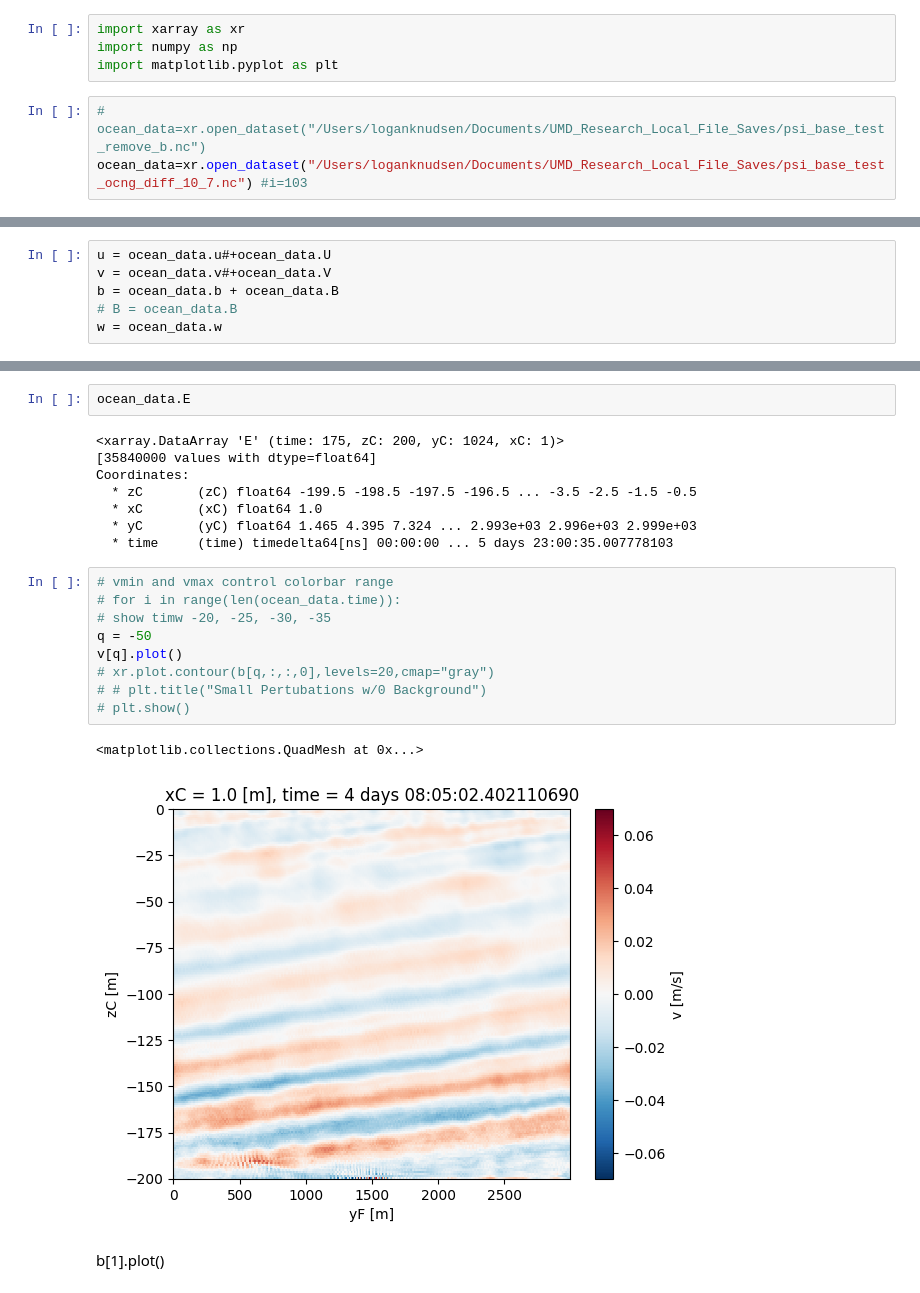
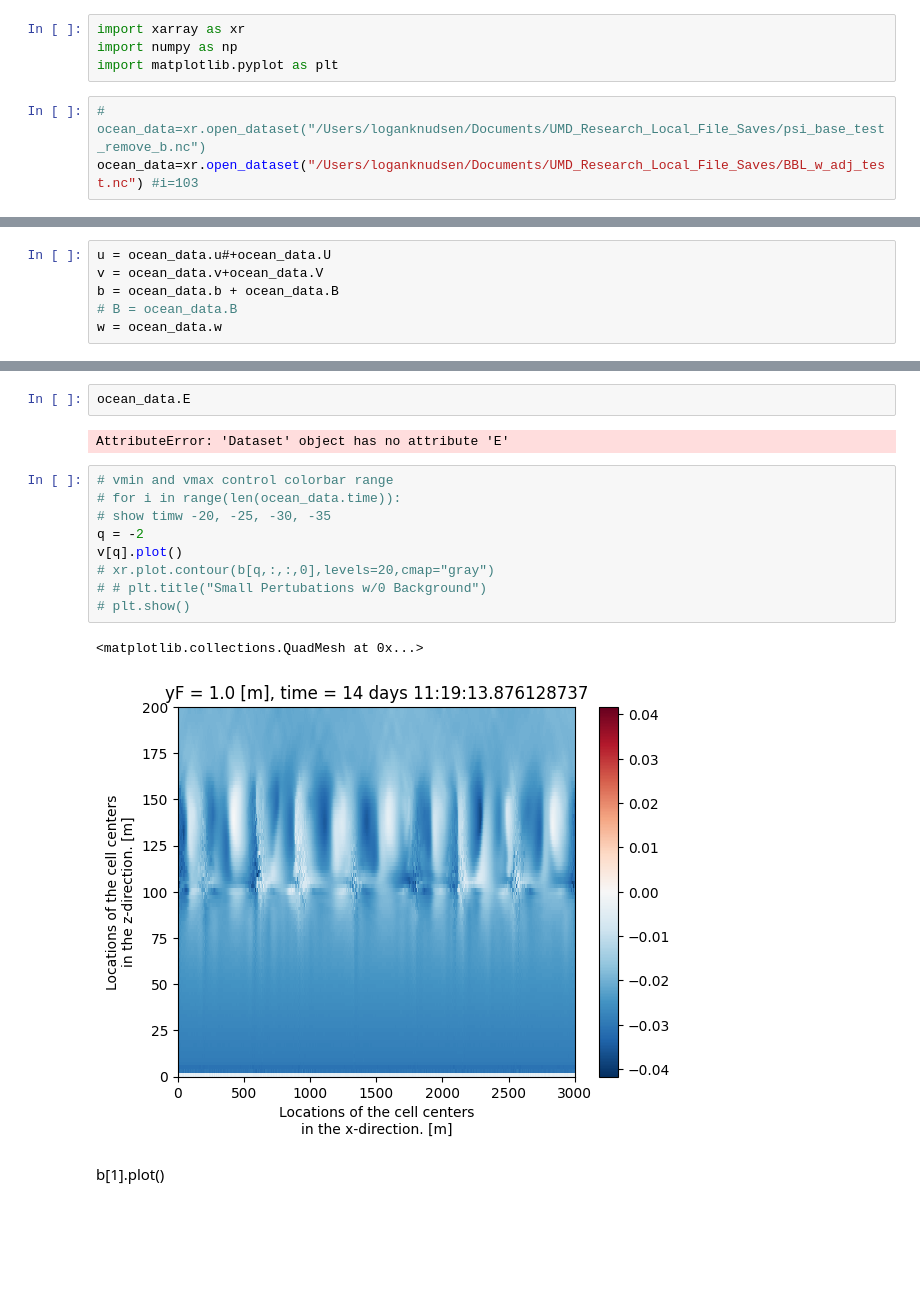
Before and after one commit to loganpknudsen/BottomBoundaryLayer, a Jupyter notebook: Result_Calculations/v_velocity_visualization.ipynb, the cells around one changed output, grey strips where cells are left out. Drawn from its saved outputs; the diff is of its cells as text; blank space fills up the shorter version.

```diff
--- a/Result_Calculations/v_velocity_visualization.ipynb
+++ b/Result_Calculations/v_velocity_visualization.ipynb
@@ -4,4 +4,4 @@ import numpy as np
 import matplotlib.pyplot as plt
 # %%
 # ocean_data=xr.open_dataset("/Users/loganknudsen/Documents/UMD_Research_Local_File_Saves/psi_base_test_remove_b.nc")
-ocean_data=xr.open_dataset("/Users/loganknudsen/Documents/UMD_Research_Local_File_Saves/psi_base_test_ocng_diff_10_7.nc") #i=103
+ocean_data=xr.open_dataset("/Users/loganknudsen/Documents/UMD_Research_Local_File_Saves/BBL_w_adj_test.nc") #i=103
@@ -8,6 +28,6 @@ ocean_data=xr.open_dataset("/Users/loganknudsen/Documents/UMD_Research_Local_Fil
 # %%
 u = ocean_data.u#+ocean_data.U
-v = ocean_data.v#+ocean_data.V
+v = ocean_data.v+ocean_data.V
 b = ocean_data.b + ocean_data.B
 # B = ocean_data.B
 w = ocean_data.w
@@ -22,24 +42,18 @@ Coordinates:
 # %%
 ocean_data.E
 # %% [output]
-<xarray.DataArray 'E' (time: 175, zC: 200, yC: 1024, xC: 1)>
-[35840000 values with dtype=float64]
-Coordinates:
-  * zC       (zC) float64 -199.5 -198.5 -197.5 -196.5 ... -3.5 -2.5 -1.5 -0.5
-  * xC       (xC) float64 1.0
-  * yC       (yC) float64 1.465 4.395 7.324 ... 2.993e+03 2.996e+03 2.999e+03
-  * time     (time) timedelta64[ns] 00:00:00 ... 5 days 23:00:35.007778103
+AttributeError: 'Dataset' object has no attribute 'E'
 # %%
 # vmin and vmax control colorbar range
 # for i in range(len(ocean_data.time)):
 # show timw -20, -25, -30, -35
-q = -50
+q = -2
 v[q].plot()
 # xr.plot.contour(b[q,:,:,0],levels=20,cmap="gray")
 # # plt.title("Small Pertubations w/0 Background")
 # plt.show()
 # %% [output]
 <matplotlib.collections.QuadMesh at 0x...>
-[figure, old version]
+[figure, new version]
 # %% [markdown]
 b[1].plot()
```
Also changed, not shown: parts of 2 cells of this notebook, 2 other files.
